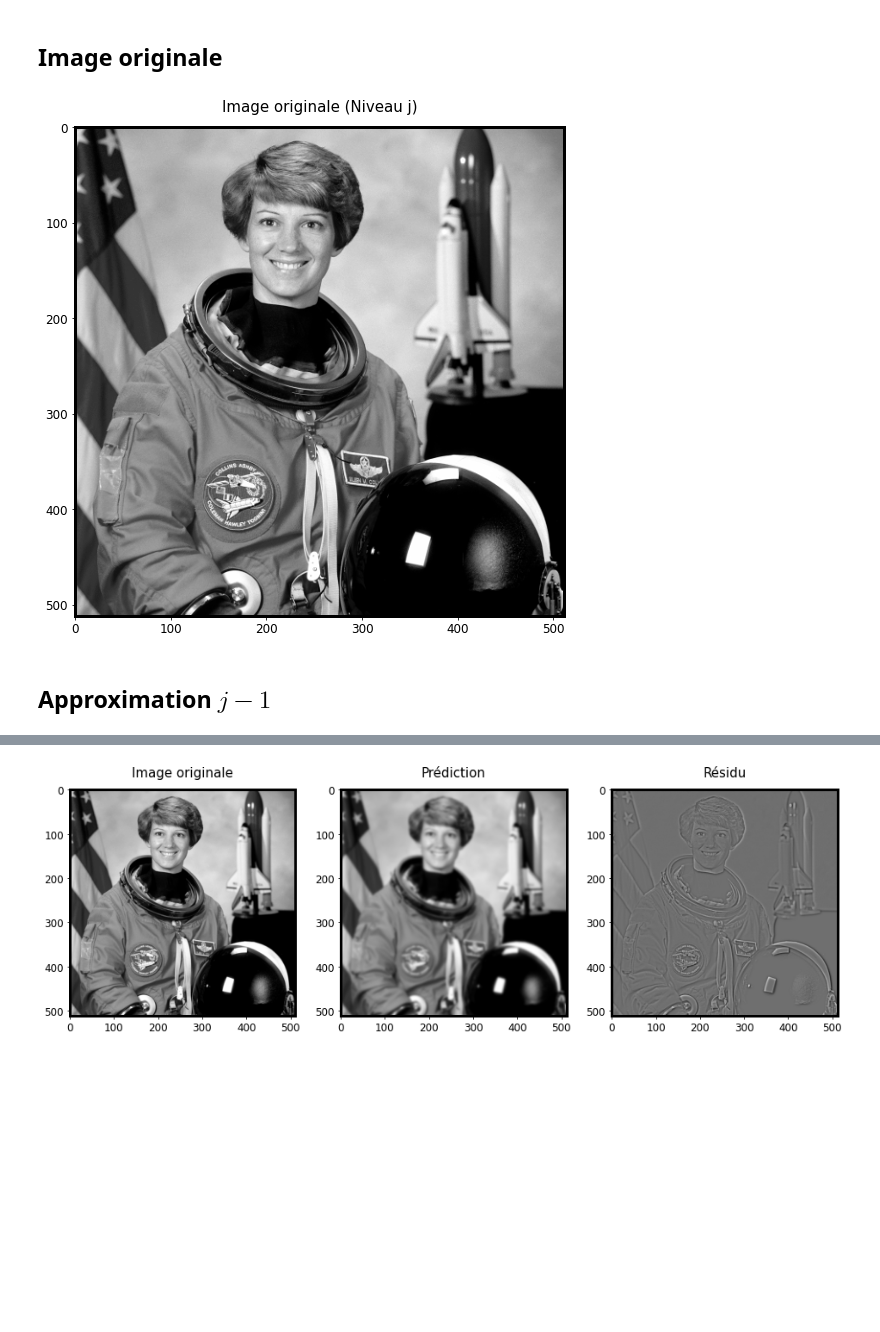
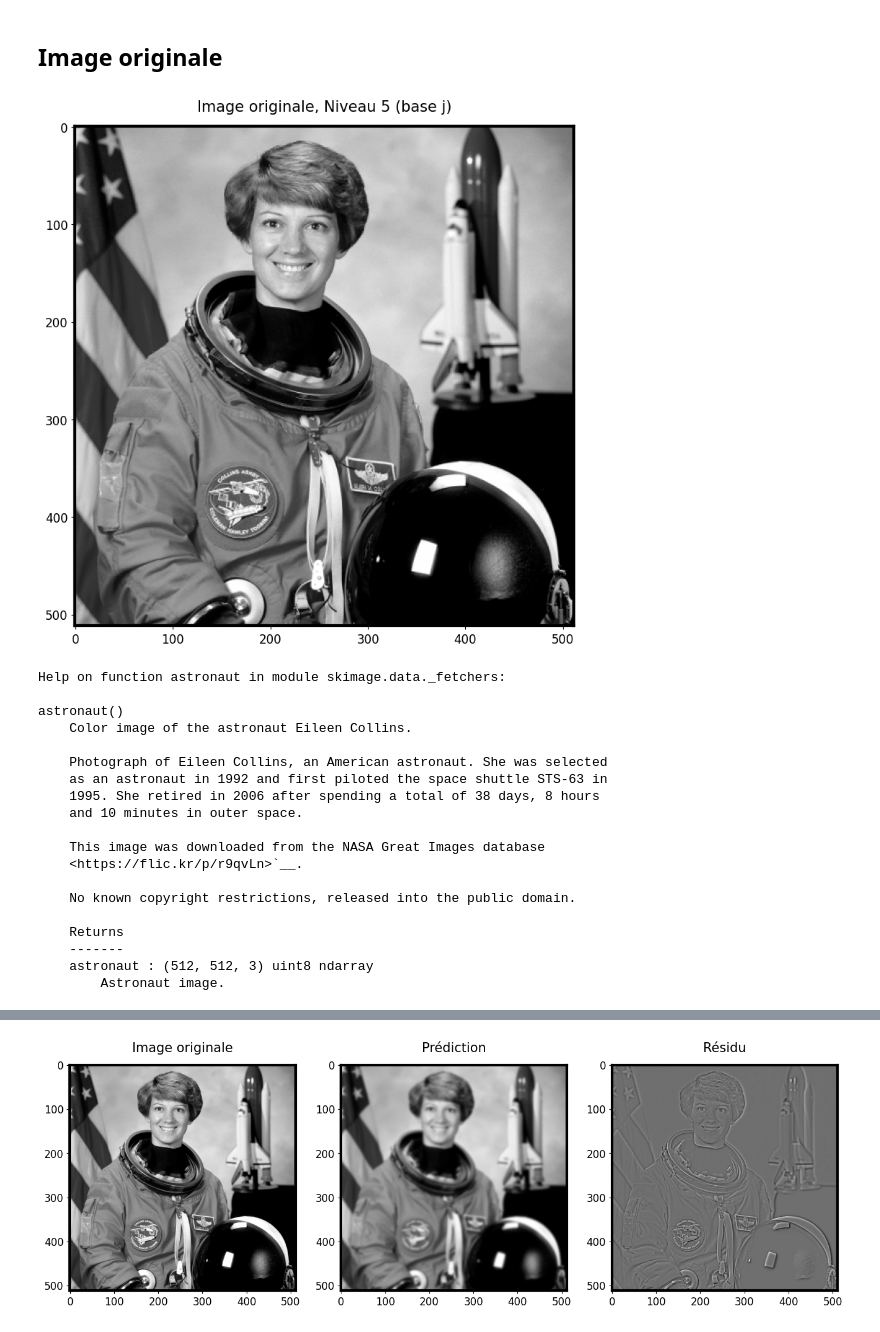
Before and after one commit to evaalonsoortiz/ELE8812-demos, a Jupyter notebook: Demos/Lesson 8/Leçon_8_Demo_AnalysePyramidale.ipynb, the cells around one changed output, grey strips where cells are left out. Cells and saved outputs as stored; diff of their text form; code cells hidden in the pictures; blank space fills up the shorter version.

```diff
--- a/Demos/Lesson 8/Leçon_8_Demo_AnalysePyramidale.ipynb
+++ b/Demos/Lesson 8/Leçon_8_Demo_AnalysePyramidale.ipynb
@@ -63,9 +50,27 @@ astronaut()
 # %%
 image = astronaut().mean(axis=2)
 plt.imshow(image);
-plt.title('Image originale (Niveau j)')
+plt.title('Image originale, Niveau 5 (base j)')
 plt.show()
+help(astronaut)
 # %% [output]
-[figure, old version]
+[figure, new version]
+Help on function astronaut in module skimage.data._fetchers:
+
+astronaut()
+    Color image of the astronaut Eileen Collins.
+
+    Photograph of Eileen Collins, an American astronaut. She was selected
+    as an astronaut in 1992 and first piloted the space shuttle STS-63 in
+    1995. She retired in 2006 after spending a total of 38 days, 8 hours
+    and 10 minutes in outer space.
+
+    This image was downloaded from the NASA Great Images database
+    <https://flic.kr/p/r9qvLn>`__.
+
+    No known copyright restrictions, released into the public domain.
+
+    Returns
+    -------
+    astronaut : (512, 512, 3) uint8 ndarray
+        Astronaut image.
-# %% [markdown]
-## Approximation $j - 1$
```
Also changed, not shown: parts of 34 cells of this notebook, 4 other files.
